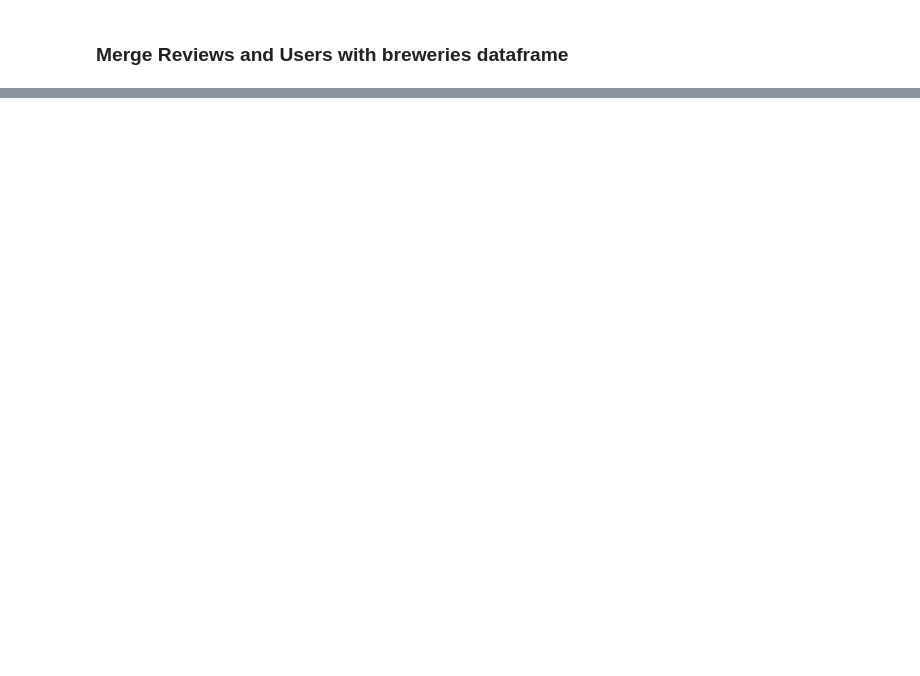
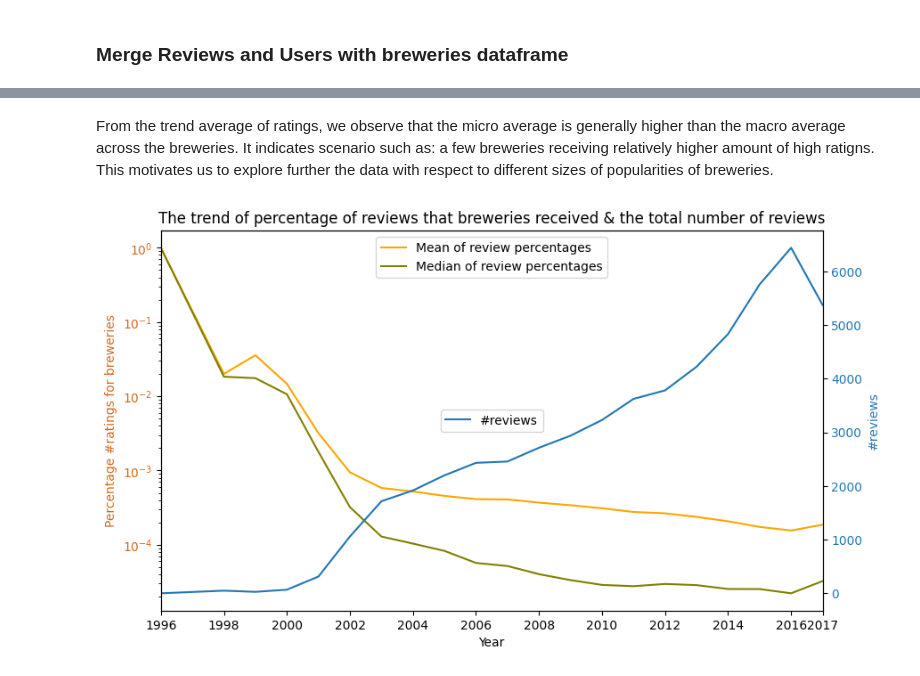
Before and after one commit to epfl-ada/ada-2023-project-todolegax, a Jupyter notebook: P2_initial_analysis.ipynb, the cells around one changed output, grey strips where cells are left out. Drawn from its saved outputs; the diff is of its cells as text; code cells hidden in the pictures; blank space fills up the shorter version.

```diff
--- a/P2_initial_analysis.ipynb
+++ b/P2_initial_analysis.ipynb
@@ -1310,0 +1431,36 @@ dtype: int64
+# %% [markdown]
+From the trend average of ratings, we observe that the micro average is generally higher than the macro average across the breweries. It indicates scenario such as: a few breweries receiving relatively higher amount of high ratigns. This motivates us to explore further the data with respect to different sizes of popularities of breweries.
+# %%
+t = stats_by_year.year
+
+fig, ax1 = plt.subplots(figsize=(9, 5), dpi=100)
+
+# color = 'C1'
+ax1.set_xlabel('Year')
+ax1.set_xticks([1996,1998,2000,2002,2004,2006,2008,2010,2012,2014,2016,2017])
+ax1.set_yscale('log')
+ax1.set_xlim([1996,2017])
+ax1.set_ylabel('Percentage #ratings for breweries', color='chocolate')
+ax1.plot(stats_by_year.year, stats_by_year.percentage_mean, color = 'orange')
+ax1.plot(stats_by_year.year, stats_by_year.percentage_median, color = 'olive')
+plt.legend(['Mean of review percentages','Median of review percentages'], loc = 'upper center')
+# ax1.errorbar(stats_by_year.year, stats_by_year.percentage_mean,
+#              yerr = stats_by_year.percentage_std,
+#              capsize= 3, color = color)
+ax1.tick_params(axis='y', labelcolor='chocolate')
+
+ax2 = ax1.twinx()  # instantiate a second axes that shares the same x-axis
+
+color2 = 'tab:blue'
+ax2.set_ylabel('#reviews', color=color2)
+ax2.set_xlim([1996,2017])
+ax2.plot(stats_by_year.year, stats_by_year.nbr_brewery, color = color2)
+ax2.tick_params(axis='y', labelcolor=color2)
+plt.legend(['#reviews'], loc='center')
+
+
+fig.tight_layout()  # otherwise the right y-label is slightly clipped
+plt.title('The trend of percentage of reviews that breweries received & the total number of reviews')
+plt.show()
+# %% [output]
+[figure, added]
```
Also changed, not shown: parts of 24 cells of this notebook, 1 other file.
